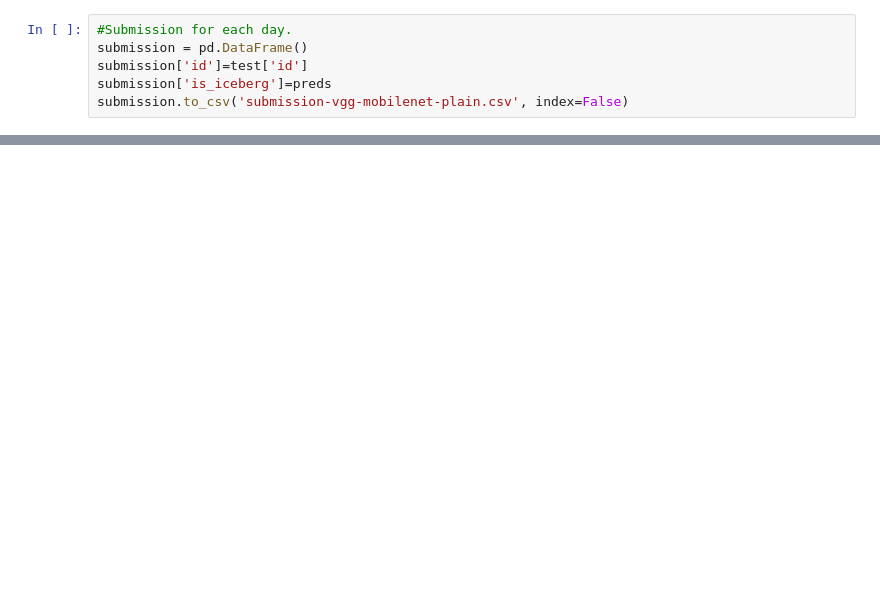
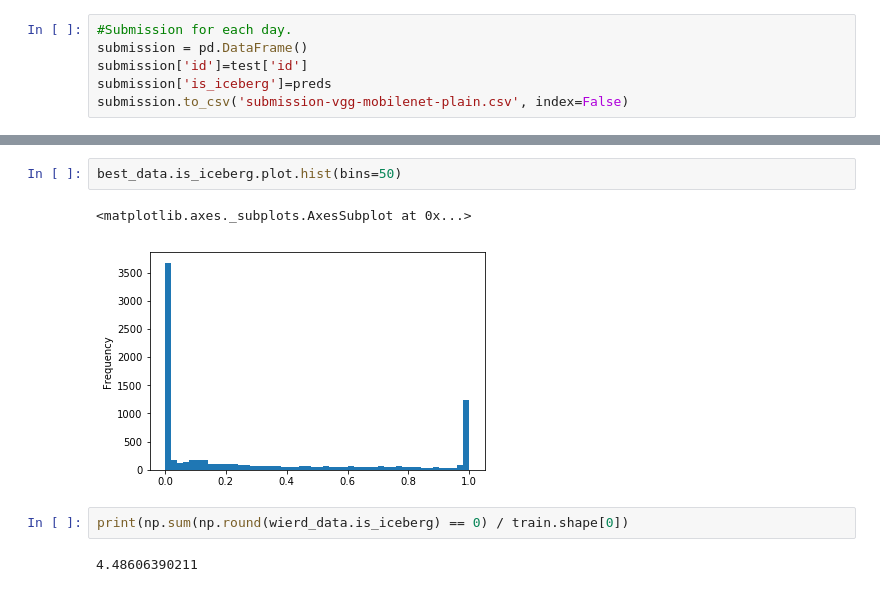
Before and after one commit to why2012/notebook, a Jupyter notebook: Iceberg_VGG_MobileNet_Trans.ipynb, the cells around one changed output, grey strips where cells are left out. Cells and saved outputs as stored; diff of their text form; blank space fills up the shorter version.

```diff
--- a/Iceberg_VGG_MobileNet_Trans.ipynb
+++ b/Iceberg_VGG_MobileNet_Trans.ipynb
@@ -515,0 +592,9 @@ submission.to_csv('submission-vgg-mobilenet-plain.csv', index=False)
+# %%
+best_data.is_iceberg.plot.hist(bins=50)
+# %% [output]
+<matplotlib.axes._subplots.AxesSubplot at 0x...>
+[figure, added]
+# %%
+print(np.sum(np.round(wierd_data.is_iceberg) == 0) / train.shape[0])
+# %% [output]
+4.48606390211
```
Also changed, not shown: parts of 36 cells of this notebook, 4 other files.
